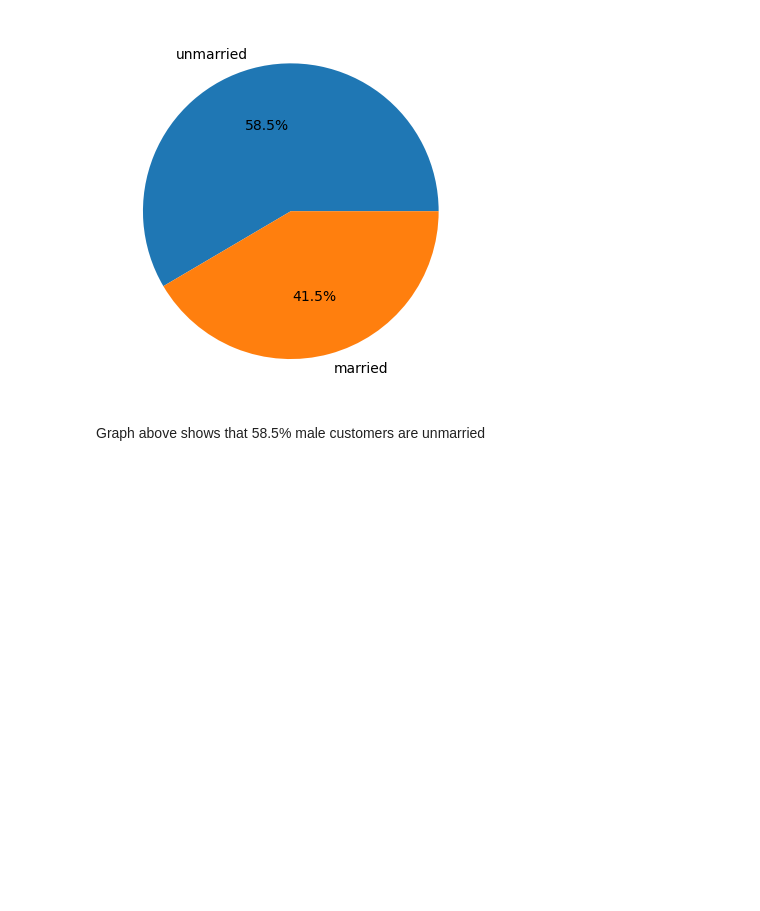
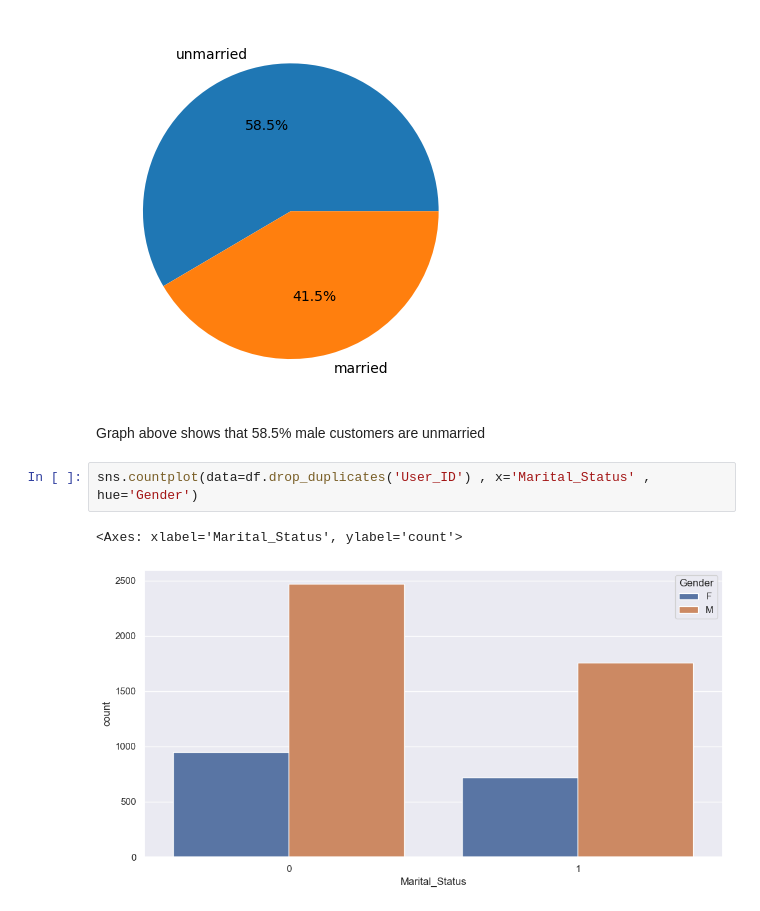
Before and after one commit to Darsh-Paliwal/Black_friday_sales_analysis, a Jupyter notebook: Project2.ipynb, the cells around one changed output. Saved outputs shown, nothing was run; the diff lists cells and outputs as text; blank space fills up the shorter version.

```diff
--- a/Project2.ipynb
+++ b/Project2.ipynb
@@ -203,3 +204,8 @@ df[df['Gender']=='M'].drop_duplicates('User_ID').groupby(by='Marital_Status').si
 [figure]
 # %% [markdown]
 Graph above shows that 58.5% male customers are unmarried
+# %%
+sns.countplot(data=df.drop_duplicates('User_ID') , x='Marital_Status' , hue='Gender')
+# %% [output]
+<Axes: xlabel='Marital_Status', ylabel='count'>
+[figure, added]
```
Also changed, not shown: parts of 11 cells of this notebook.
